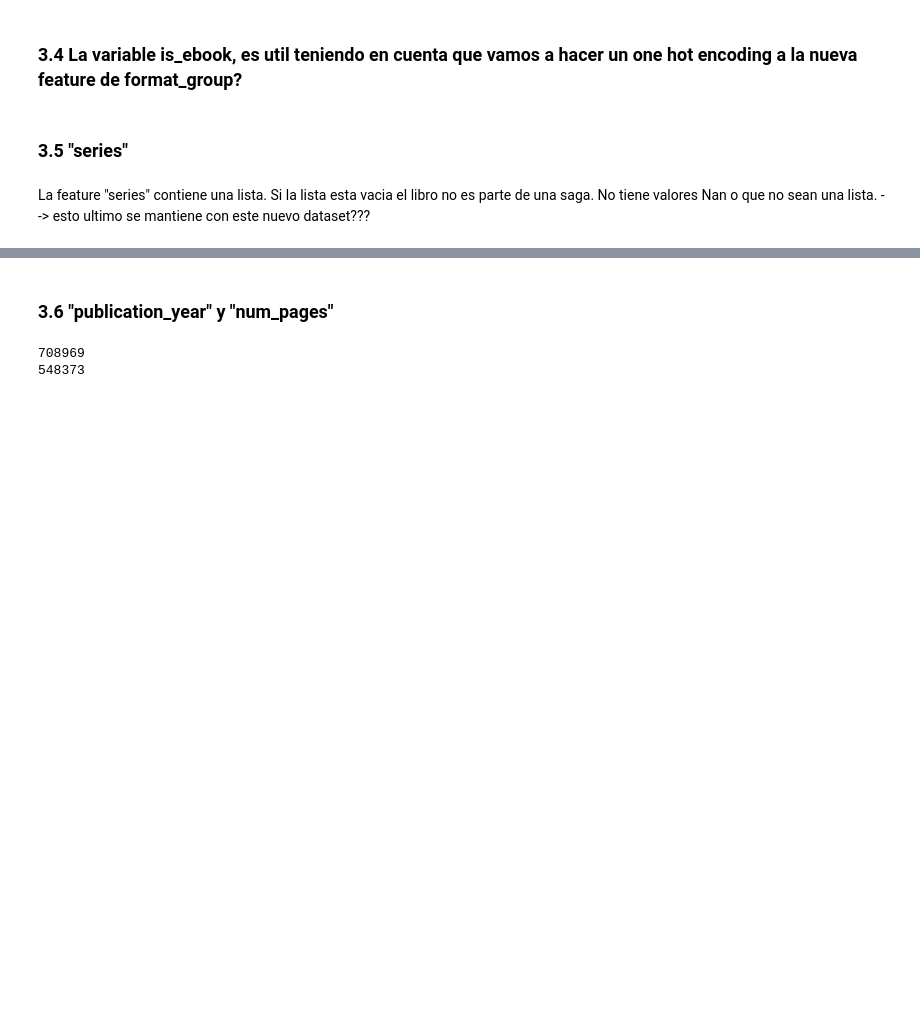
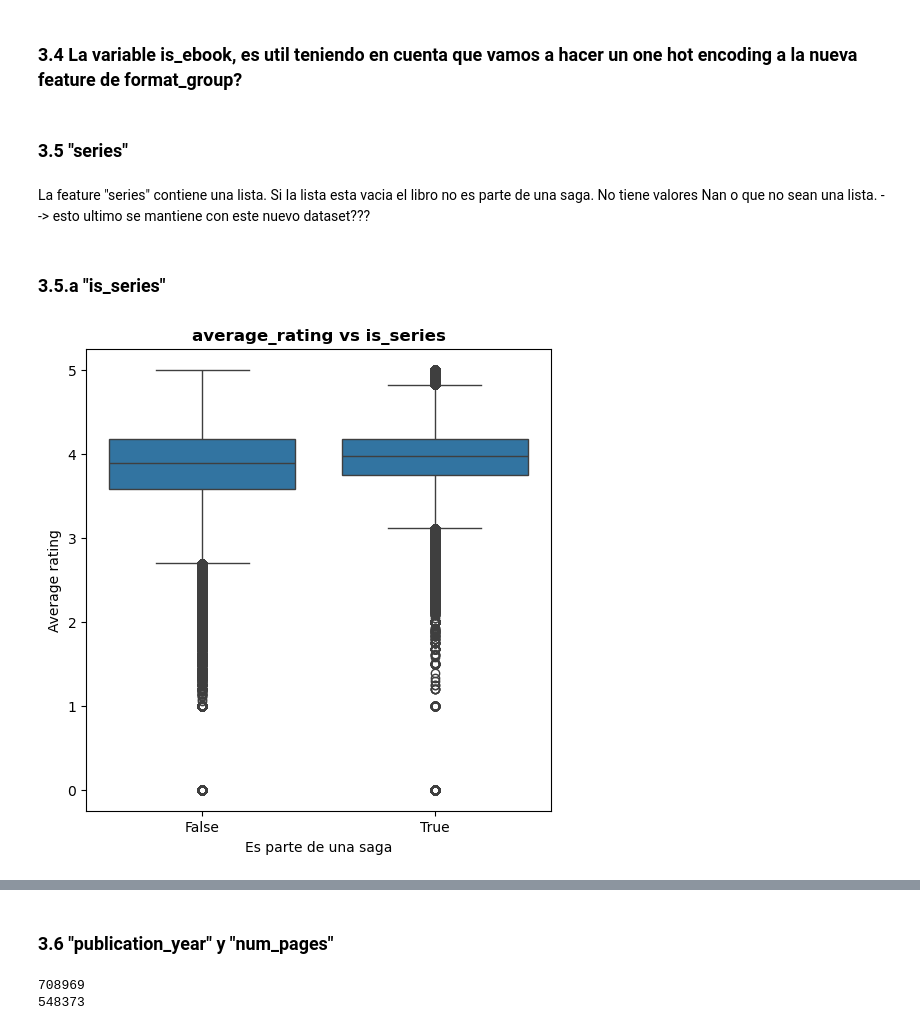
Before and after one commit to SolGarciaPereyra/Clasificador_Recomendador_Libros, a Jupyter notebook: eda_y_preprocesamiento.ipynb, the cells around one changed output, grey strips where cells are left out. Cells and saved outputs as stored; diff of their text form; code cells hidden in the pictures; blank space fills up the shorter version.

```diff
--- a/eda_y_preprocesamiento.ipynb
+++ b/eda_y_preprocesamiento.ipynb
@@ -226,3 +226,15 @@ En cuanto al std --> Los audiolibros tienen una dispersion bastante menor. Esto
 df_us_en["series"].str.len().value_counts().sort_index()
 # %% [markdown]
 La feature "series" contiene una lista. Si la lista esta vacia el libro no es parte de una saga. No tiene valores Nan o que no sean una lista. --> esto ultimo se mantiene con este nuevo dataset???
+# %% [markdown]
+### 3.5.a "is_series"
+# %%
+plt.figure(figsize = (6, 6))
+sns.boxplot(data=df_us_en, x = "is_series", y = "average_rating")
+#sns.stripplot(data = df_us_en, x = "is_series", y = "average_rating", color = "black", alpha = 0.15, jitter = 0.2, size = 2)
+plt.xlabel("Es parte de una saga")
+plt.ylabel("Average rating")
+plt.title("average_rating vs is_series", fontweight = "bold")
+plt.show()
+# %% [output]
+[figure, added]
```
Also changed, not shown: parts of 7 cells of this notebook.
